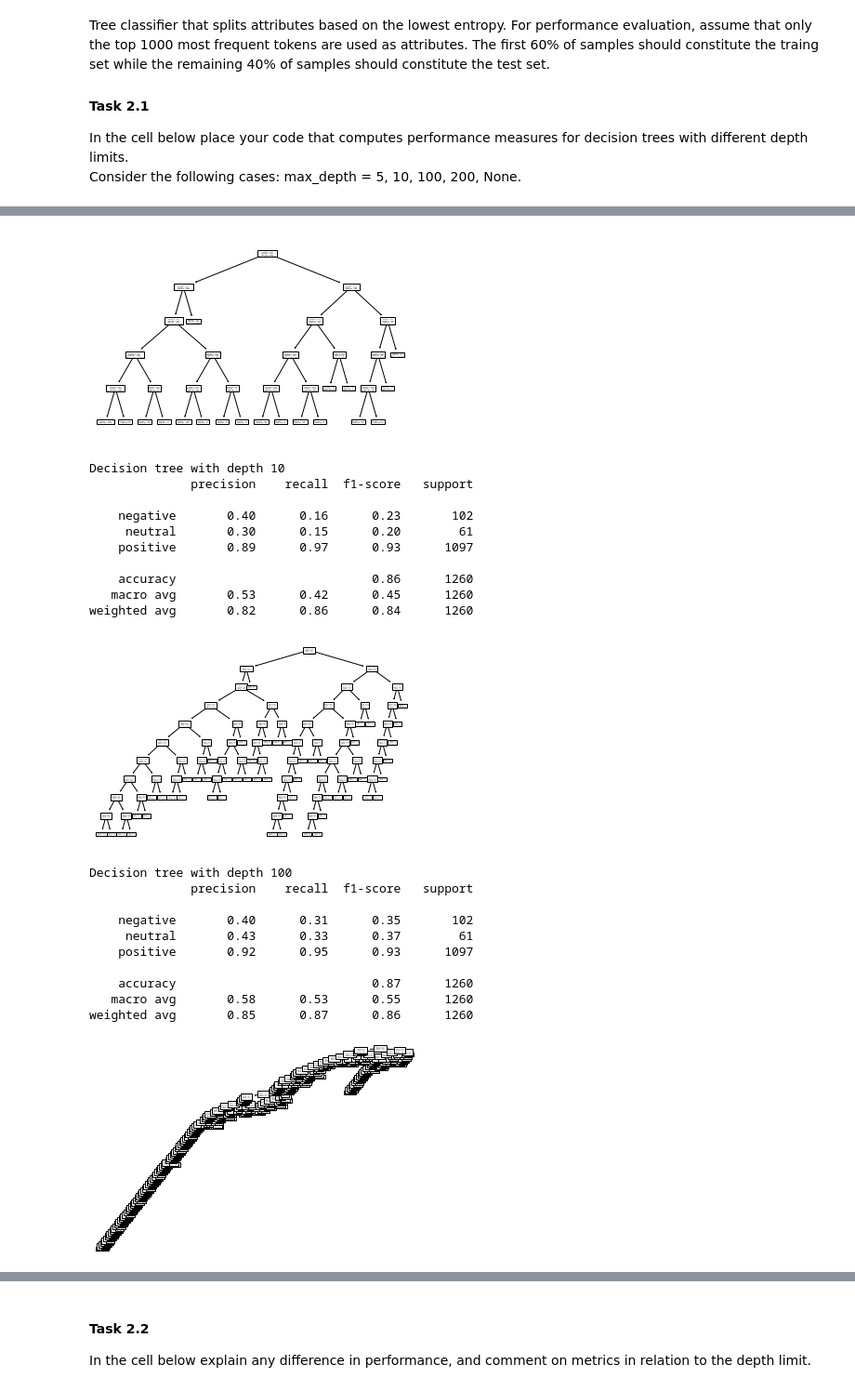
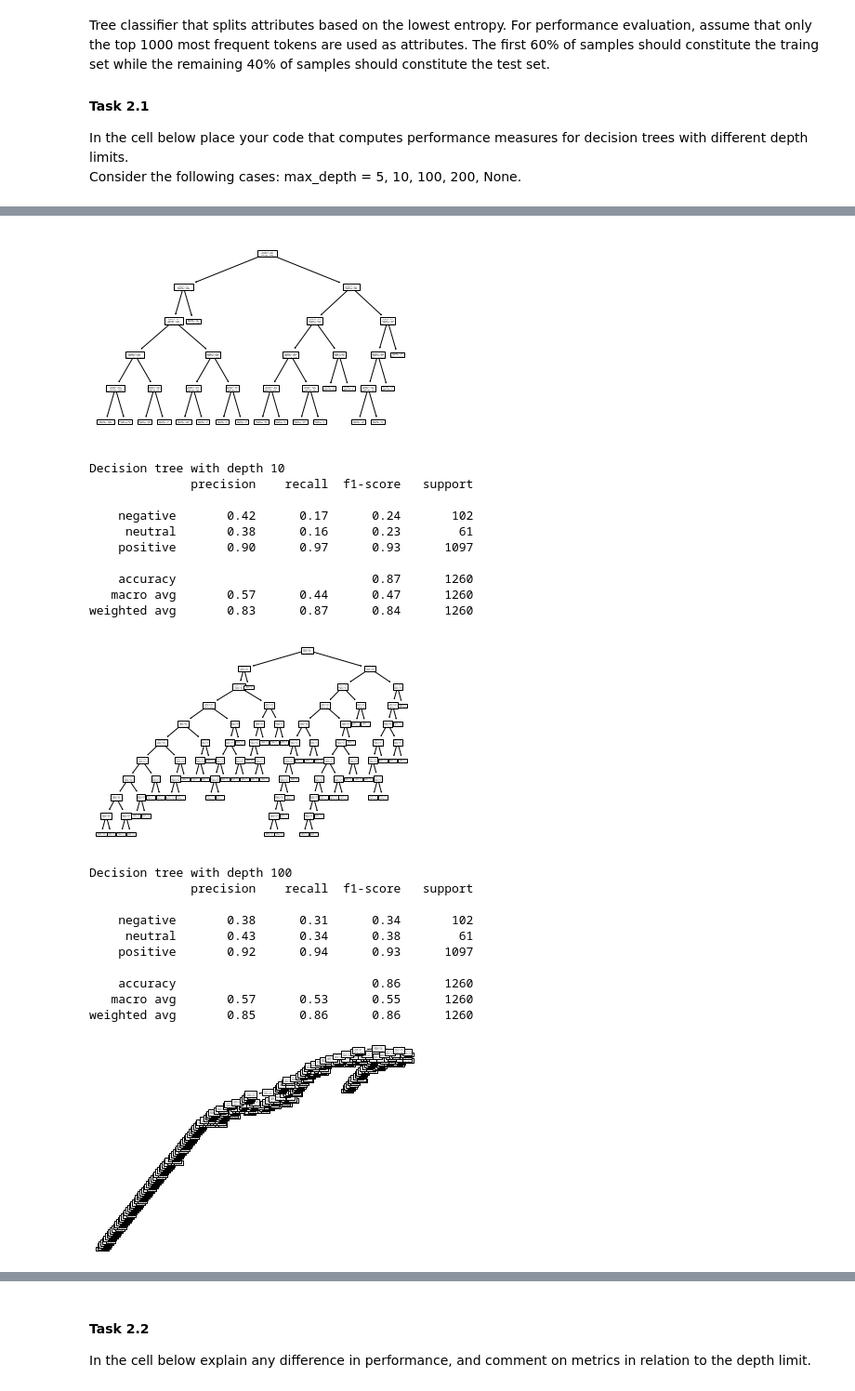
Before and after one commit to hxyalee/3411, a Jupyter notebook: assignment2.ipynb, the cells around one changed output, grey strips where cells are left out. Shown: that part at 93% size. Cells and saved outputs as stored; diff of their text form; code cells hidden in the pictures.

```diff
--- a/assignment2.ipynb
+++ b/assignment2.ipynb
@@ -171,7 +154,7 @@ y = data['rating']
 maxdepth = [5,10,100,200, None]
 keys = [i for i in x_sparse]
 
-X_train, X_test, y_train, y_test = train_test_split(x_sparse, y, train_size=0.6, test_size=0.4, random_state=1) # 70% training and 30% test
+X_train, X_test, y_train, y_test = train_test_split(x_sparse, y, train_size=0.6, test_size=0.4, random_state=1, shuffle=True) # 70% training and 30% test
 for i in maxdepth:
 
     clf = tree.DecisionTreeClassifier(criterion='entropy',max_depth = i)
@@ -199,26 +182,26 @@ weighted avg       0.82      0.86      0.83      1260
 [figure]
 Decision tree with depth 10
               precision    recall  f1-score   support
 
-    negative       0.40      0.16      0.23       102
-     neutral       0.30      0.15      0.20        61
-    positive       0.89      0.97      0.93      1097
+    negative       0.42      0.17      0.24       102
+     neutral       0.38      0.16      0.23        61
+    positive       0.90      0.97      0.93      1097
 
-    accuracy                           0.86      1260
-   macro avg       0.53      0.42      0.45      1260
-weighted avg       0.82      0.86      0.84      1260
+    accuracy                           0.87      1260
+   macro avg       0.57      0.44      0.47      1260
+weighted avg       0.83      0.87      0.84      1260
-[figure, old version]
+[figure, new version]
 Decision tree with depth 100
               precision    recall  f1-score   support
 
-    negative       0.40      0.31      0.35       102
-     neutral       0.43      0.33      0.37        61
-    positive       0.92      0.95      0.93      1097
+    negative       0.38      0.31      0.34       102
+     neutral       0.43      0.34      0.38        61
+    positive       0.92      0.94      0.93      1097
 
-    accuracy                           0.87      1260
-   macro avg       0.58      0.53      0.55      1260
-weighted avg       0.85      0.87      0.86      1260
+    accuracy                           0.86      1260
+   macro avg       0.57      0.53      0.55      1260
+weighted avg       0.85      0.86      0.86      1260
-[figure, old version]
+[figure, new version]
 Decision tree with depth 200
               precision    recall  f1-score   support
 
```
Also changed, not shown: parts of 7 cells of this notebook.
